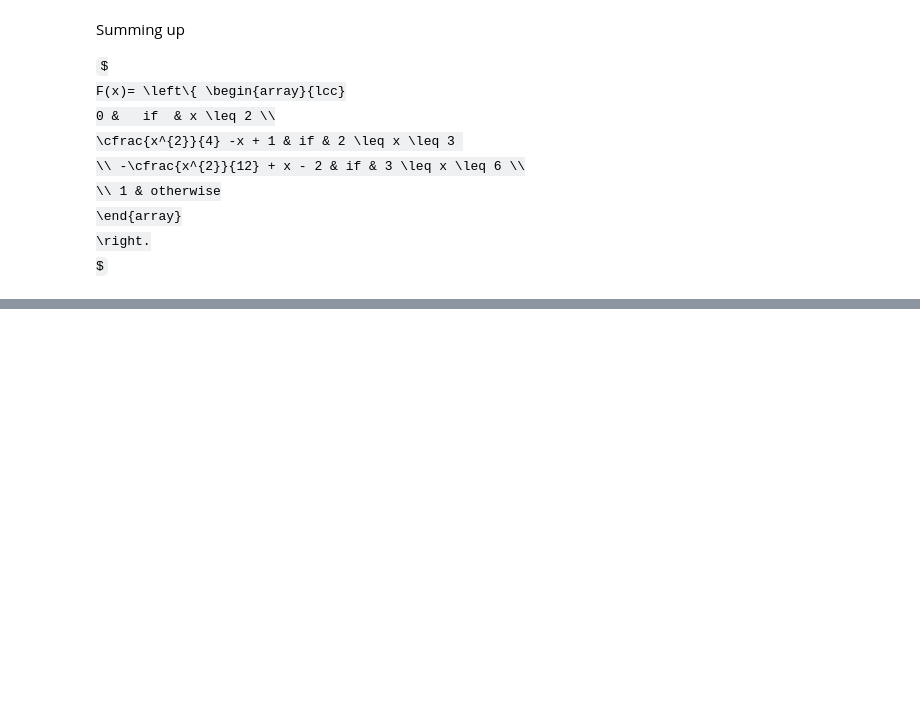
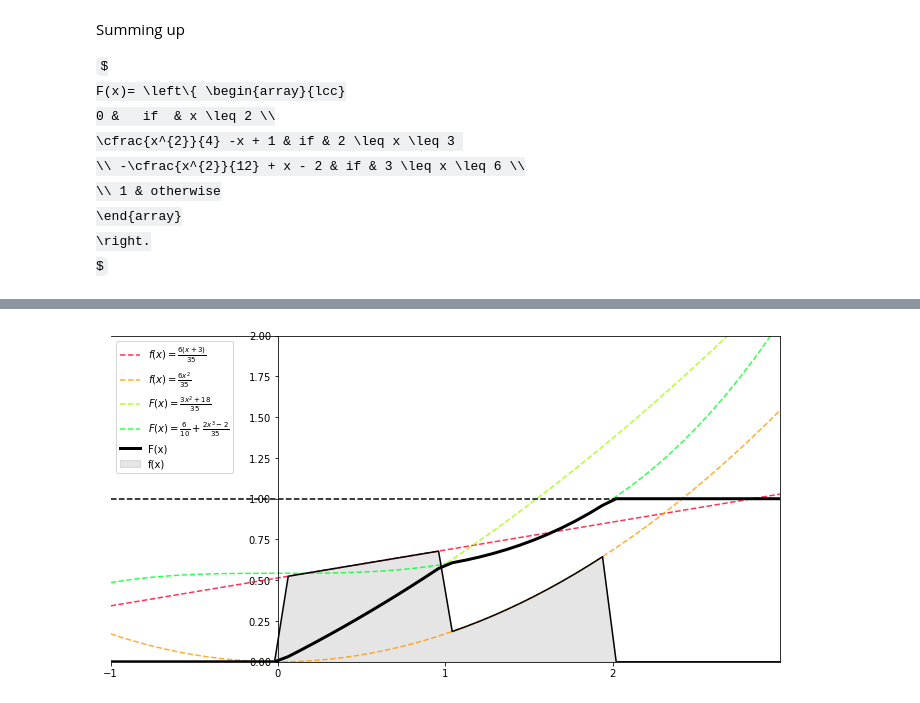
Before and after one commit to git-lu/models-and-simulations, a Jupyter notebook: exguide5.ipynb, the cells around one changed output, grey strips where cells are left out. Saved outputs shown, nothing was run; the diff lists cells and outputs as text; code cells hidden in the pictures; some formulas as TeX source; blank space fills up the shorter version.

```diff
--- a/exguide5.ipynb
+++ b/exguide5.ipynb
@@ -94,0 +234,31 @@ plot(ffunc,cFfunc,conds,x_lim,y_lim,legends)
+# %%
+labels = [
+    r'$f(x)= \frac{6(x+3)}{35}$',
+    r'$f(x)= \frac{6x^{2}}{35}$',
+    r'$F(x)= \frac{3x^{2}+18}{35}$',
+    r'$F(x)= \frac{6}{10}+\frac{2x^{3}-2}{35}$'
+          ]
+
+# This is the linear space in which the conditions are applied
+x_lim = (-1,3)
+y_lim = (0,2)
+
+x = np.linspace(x_lim[0],x_lim[1])
+
+pdf = [0,
+       lambda x: (6*(x+3))/35,
+       lambda x: (6*(x**2))/35,
+       0]
+
+conds = [x<=0,
+        (x>0) & (x<=1),
+        (x>1) & (x<2)]
+
+cdf = [0,
+       lambda x: (6/35)*((x**2)/2+x*3),
+       lambda x: (6/10)+(2/35)*((x**3)-1),
+       1]
+
+fun_plot = plot(pdf,x_lim,y_lim,labels,cdf,conds)
+# %% [output]
+[figure, added]
```
Also changed, not shown: parts of 24 cells of this notebook, 3 other files.
